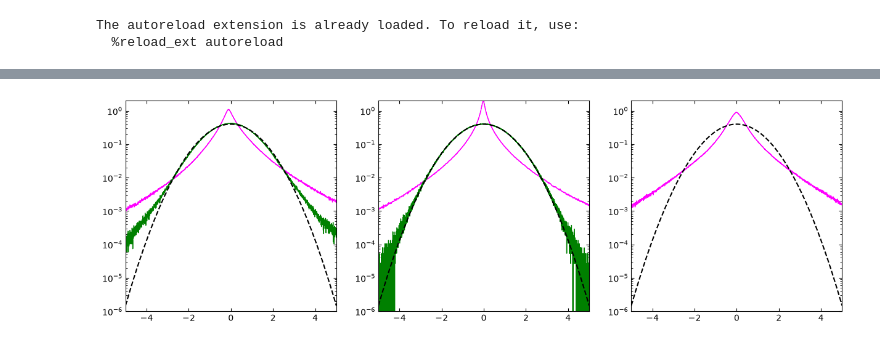
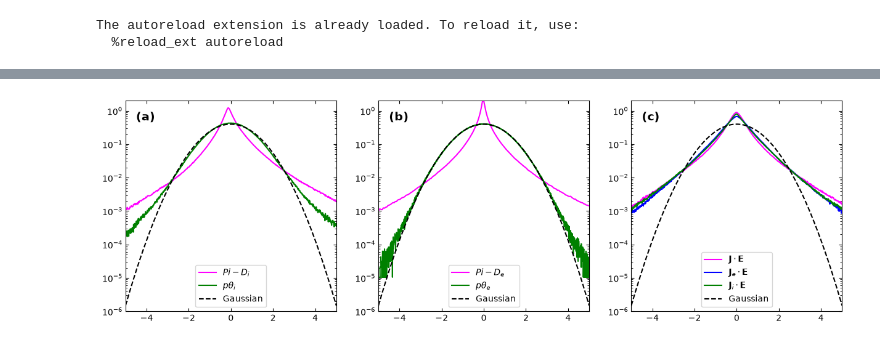
Before and after one commit to jgoodwill1/turbos, a Jupyter notebook: projects/scale_filter/nbs/PDF.ipynb, the cells around one changed output, grey strips where cells are left out. Cells and saved outputs as stored; diff of their text form; code cells hidden in the pictures.

```diff
--- a/projects/scale_filter/nbs/PDF.ipynb
+++ b/projects/scale_filter/nbs/PDF.ipynb
@@ -49,7 +46,7 @@ for name, da in ds.data_vars.items():
     if {"x", "y"}.issubset(da.dims):
         ds[name] = kfilter(
             da,
-            kcut=20,
+            kcut=13,
         )
 # %%
 from turbos.pressure_strain import pressure_strain
@@ -59,6 +56,8 @@ ds['PiDe'], ds['pthe'] = PSe['PiD'], PSe['pth']
 PSi = pressure_strain(ds['Pi'], ds['ui'])
 ds['PiDi'], ds['pthi']  = PSi['PiD'], PSi['pth']
 ds['JE'] = (ds["J"] * ds["E"]).sum("c")
+ds['JeE'] = (ds["Je"] * ds["E"]).sum("c")
+ds['JiE'] = (ds["Ji"] * ds["E"]).sum("c")
 # %%
 def standardize(da, dims=("x", "y")):
     mean = da.mean(dim=dims)
@@ -71,6 +70,8 @@ pidi_n = standardize(ds['PiDi'])
 pthe_n = standardize(ds['pthe'])
 pthi_n = standardize(ds['pthi'])
 JE_n = standardize(ds['JE'])
+JeE_n = standardize(ds['JeE'])
+JiE_n = standardize(ds['JiE'])
 # %%
 print(pide_n)
 # %% [output]
@@ -135,3 +136,15 @@ plt.yscale('log')
+# %%
+def plot_pdf(ax, data, color, label, bins=2000):
+    values = np.asarray(data).ravel()
+    values = values[np.isfinite(values)]
+
+    pdf, edges = np.histogram(values, bins=bins, density=True)
+    centers = 0.5 * (edges[:-1] + edges[1:])
+
+    # Empty bins cannot be displayed on a logarithmic axis.
+    pdf[pdf == 0] = np.nan
+
+    ax.plot(centers, pdf, color=color, label=label)
 # %%
 from scipy.stats import gaussian_kde, norm
 import numpy as np
@@ -139,39 +152,66 @@ from scipy.stats import norm
 
 f, ax = plt.subplots(1, 3, figsize=(15, 5))
 
-nbins = 5000
-ax[0].hist(pidi_n.values.flatten(), bins=nbins, density=True, histtype='step', edgecolor = 'magenta')
-ax[0].hist(pthi_n.values.flatten(), bins=nbins, density=True, histtype='step', edgecolor = 'green')
-ax[1].hist(pide_n.values.flatten(), bins=nbins, density=True, histtype='step', edgecolor = 'magenta')
-ax[1].hist(pthe_n.values.flatten(), bins=nbins, density=True, histtype='step', edgecolor = 'green')
-ax[2].hist(JE_n.values.flatten()  , bins=nbins, density=True, histtype='step', edgecolor = 'magenta')
+plot_pdf(ax[0], pidi_n.values, 'magenta', r'$Pi-D_i$')
+plot_pdf(ax[0], pthi_n.values, 'green',   r'$p\theta_i$')
+
+plot_pdf(ax[1], pide_n.values, 'magenta', r'$Pi-D_e$')
+plot_pdf(ax[1], pthe_n.values, 'green',   r'$p\theta_e$')
+
+plot_pdf(ax[2], JE_n.values,  'magenta', r'$\mathbf{J}\cdot\mathbf{E}$')
+plot_pdf(ax[2], JeE_n.values, 'blue',    r'$\mathbf{J}_e\cdot\mathbf{E}$')
+plot_pdf(ax[2], JiE_n.values, 'green',   r'$\mathbf{J}_i\cdot\mathbf{E}$')
+
+
+
+# nbins = 2000
+# ax[0].hist(pidi_n.values.flatten(), bins=nbins, density=True, histtype='step', edgecolor = 'magenta', label=r'$Pi-D_i$')
+# ax[0].hist(pthi_n.values.flatten(), bins=nbins, density=True, histtype='step', edgecolor = 'green')
+# ax[1].hist(pide_n.values.flatten(), bins=nbins, density=True, histtype='step', edgecolor = 'magenta')
+# ax[1].hist(pthe_n.values.flatten(), bins=nbins, density=True, histtype='step', edgecolor = 'green')
+# ax[2].hist(JE_n.values.flatten()  , bins=nbins, density=True, histtype='step', edgecolor = 'magenta')
+# ax[2].hist(JeE_n.values.flatten(), bins=nbins, density=True, histtype='step', edgecolor = 'blue')
+# ax[2].hist(JiE_n.values.flatten(), bins=nbins, density=True, histtype='step', edgecolor = 'green')
 
 
 for a in ax:
     a.set_yscale('log')
     a.set_ylim(1e-6, 2e0)
     a.set_xlim(-5, 5)
     a.set_box_aspect(1)
 
     x = np.linspace(-5, 5, 1000)
     gaussian = norm.pdf(x, loc=0, scale=1)
 
     a.plot(
         x,
         gaussian,
         "--",
         color='black',
         label="Gaussian",
     )
 
     a.tick_params(
         axis='both',          # Apply to both X and Y axes
         which='both',         # Apply to both major and minor ticks (critical for log scale)
         direction='in',       # Put ticks inside the plot
         top=True,             # Draw ticks on the top edge
         right=True,           # Draw ticks on the right edge
         bottom=True,          # Draw ticks on the bottom edge
         left=True             # Draw ticks on the left edge
     )
+
+    a.legend()
+
+for a, label in zip(ax, ['(a)', '(b)', '(c)']):
+    a.text(
+        0.05, 0.95, label,
+        transform=a.transAxes,
+        ha='left', va='top',
+        fontsize=14,
+        fontweight='bold',
+    )
+
+f.savefig('../fig/PDF.png')
 # %% [output]
-[figure, old version]
+[figure, new version]
```
Also changed, not shown: parts of 4 cells of this notebook, 3 other files.
